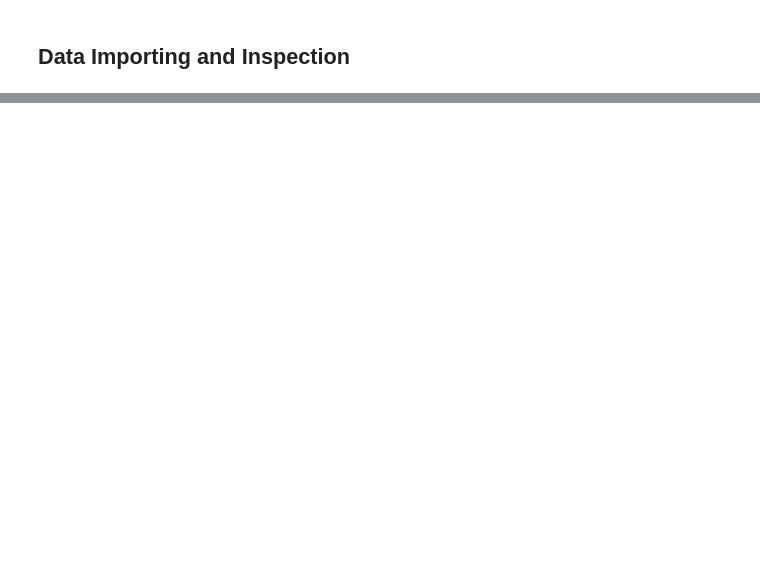
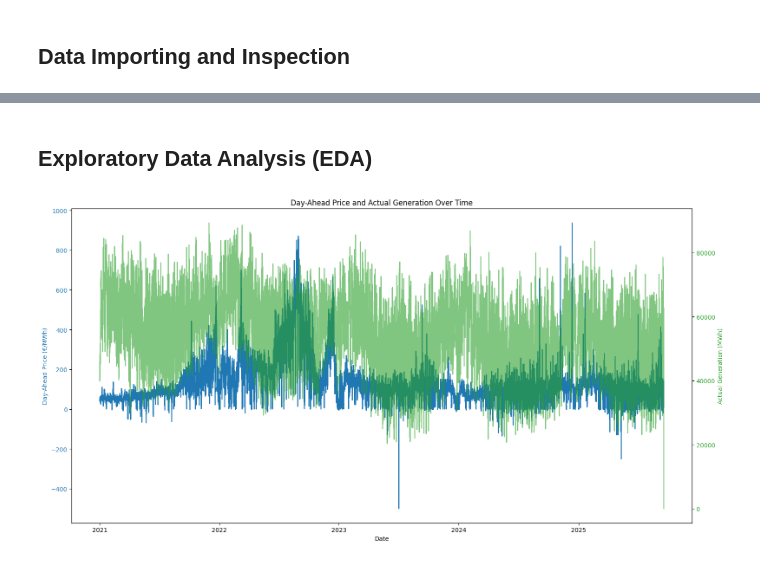
Before and after one commit to Alaeddin-B/german-energy-price-forecasting-mlops, a Jupyter notebook: notebooks/01-EDA.ipynb, the cells around one changed output, grey strips where cells are left out. Cells and saved outputs as stored; diff of their text form; code cells hidden in the pictures; blank space fills up the shorter version.

Commit message:
started EDA and data cleaning for actual generation and day ahead prices datasets

```diff
--- a/notebooks/01-EDA.ipynb
+++ b/notebooks/01-EDA.ipynb
@@ -63,7 +89,7 @@ date_format = "%b %d, %Y %I:%M %p"
 
 actual_generation['Start date'] = pd.to_datetime(actual_generation['Start date'], format=date_format)
 actual_generation['End date'] = pd.to_datetime(actual_generation['End date'], format=date_format)
-forecasted_generation['Start date'] = pd.to_datetime(forecasted_generation['Start date'], format=date_format)
-forecasted_generation['End date'] = pd.to_datetime(forecasted_generation['End date'], format=date_format)
+day_ahead_prices['Start date'] = pd.to_datetime(day_ahead_prices['Start date'], format=date_format)
+day_ahead_prices['End date'] = pd.to_datetime(day_ahead_prices['End date'], format=date_format)
 # %%
 # Turn all the object columns into float
@@ -73,0 +100,12 @@ for df in [actual_generation, forecasted_generation]:
+# %%
+# dealing with missing values by:
+# actual_generation: replace all missing values with 0
+actual_generation.fillna(0, inplace=True)
+
+# day_ahead_prices: interpolate missing values, and drop empty columns
+day_ahead_prices.dropna(axis=1, how='all', inplace=True)
+day_ahead_prices.interpolate(method='linear', inplace=True)
+
+# sanity check for missing values
+print(actual_generation.isnull().values.any())
+print(day_ahead_prices.isnull().values.any())
@@ -73,0 +115,4 @@ for df in [actual_generation, forecasted_generation]:
+# %%
+# Adding a "Total Generation" column to actual_generation
+actual_generation['Total Generation [MWh]'] = actual_generation.drop(columns=['Start date', 'End date']).sum(axis=1)
+actual_generation['Total Generation [MWh]'].describe()
@@ -73,0 +142,27 @@ for df in [actual_generation, forecasted_generation]:
+# %% [markdown]
+## Exploratory Data Analysis (EDA)
+# %%
+fig, ax1 = plt.subplots(figsize=(16, 8))
+
+# Plot Price on the primary y-axis
+color = 'tab:blue'
+ax1.set_xlabel('Date')
+ax1.set_ylabel('Day-Ahead Price (€/MWh)', color=color)
+ax1.plot(
+    day_ahead_prices["Start date"],
+    day_ahead_prices['Germany/Luxembourg [€/MWh] Original resolutions'],
+    color=color, label='Price')
+ax1.tick_params(axis='y', labelcolor=color)
+
+# Create a second y-axis for Generation
+ax2 = ax1.twinx()
+color = 'tab:green'
+ax2.set_ylabel('Actual Generation (MWh)', color=color)
+ax2.plot(actual_generation["Start date"], actual_generation['Total Generation [MWh]'], color=color, alpha=0.6, label='Generation')
+ax2.tick_params(axis='y', labelcolor=color)
+
+fig.tight_layout()
+plt.title('Day-Ahead Price and Actual Generation Over Time')
+plt.show()
+# %% [output]
+[figure, added]
```
Also changed, not shown: parts of 10 cells of this notebook.
